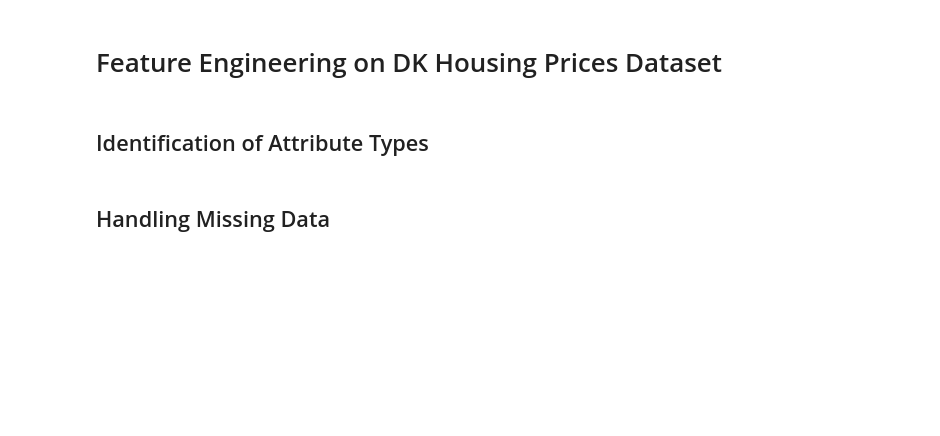
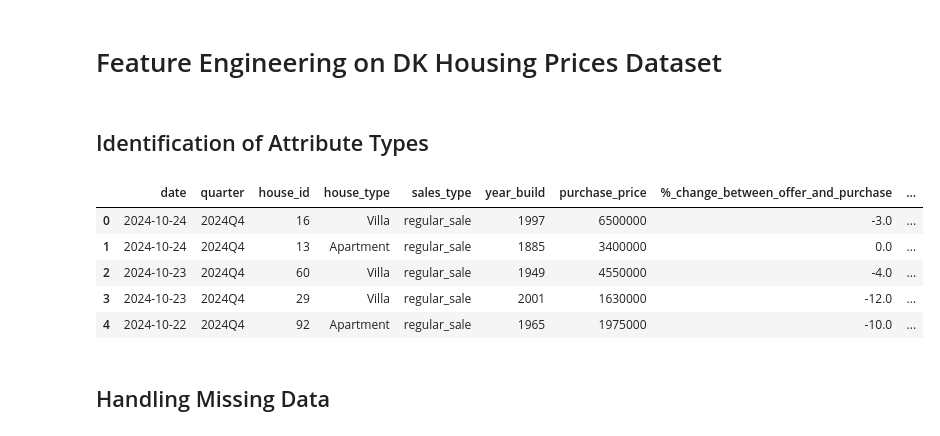
Before and after one commit to shrikant131/FeatureEngineering, a Jupyter notebook: feature_engineering.ipynb, the cells around one changed output. Cells and saved outputs as stored; diff of their text form; code cells hidden in the pictures; blank space fills up the shorter version.

```diff
--- a/feature_engineering.ipynb
+++ b/feature_engineering.ipynb
@@ -5,18 +5,22 @@
 # %%
 # Import necessary libraries
 import pandas as pd
 import numpy as np
 import seaborn as sns
 import matplotlib.pyplot as plt
-from sklearn.feature_selection import SelectKBest, f_regression, mutual_info_regression, RFE
-from sklearn.linear_model import LinearRegression
-from scipy.stats import pearsonr, zscore
 
 # Load the dataset
-df = pd.read_csv('dk_housing_prices.csv')
+df = pd.read_csv('DKHousingPricesSample100k.csv')
 
 # Display the first few rows of the dataset
 df.head()
+# %% [output]
+|  | date | quarter | house_id | house_type | sales_type | year_build | purchase_price | %_change_between_offer_and_purchase | ... |
+| 0 | 2024-10-24 | 2024Q4 | 16 | Villa | regular_sale | 1997 | 6500000 | -3.0 | ... |
+| 1 | 2024-10-24 | 2024Q4 | 13 | Apartment | regular_sale | 1885 | 3400000 | 0.0 | ... |
+| 2 | 2024-10-23 | 2024Q4 | 60 | Villa | regular_sale | 1949 | 4550000 | -4.0 | ... |
+| 3 | 2024-10-23 | 2024Q4 | 29 | Villa | regular_sale | 2001 | 1630000 | -12.0 | ... |
+| 4 | 2024-10-22 | 2024Q4 | 92 | Apartment | regular_sale | 1965 | 1975000 | -10.0 | ... |
 # %% [markdown]
 ## Handling Missing Data
 # %%
```
Also changed, not shown: parts of 22 cells of this notebook.
